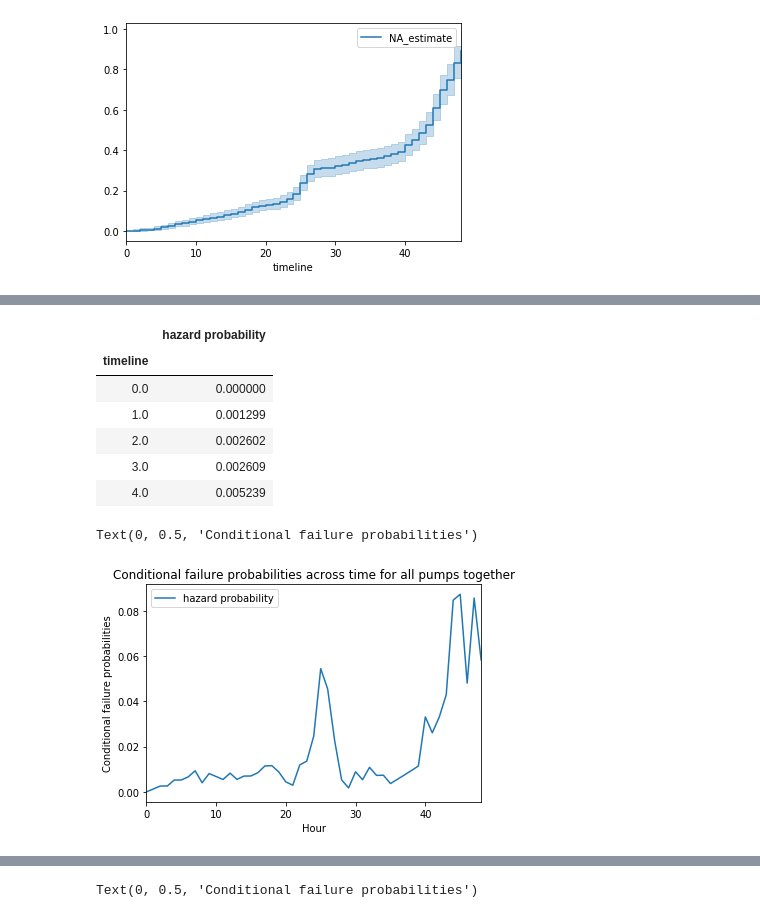
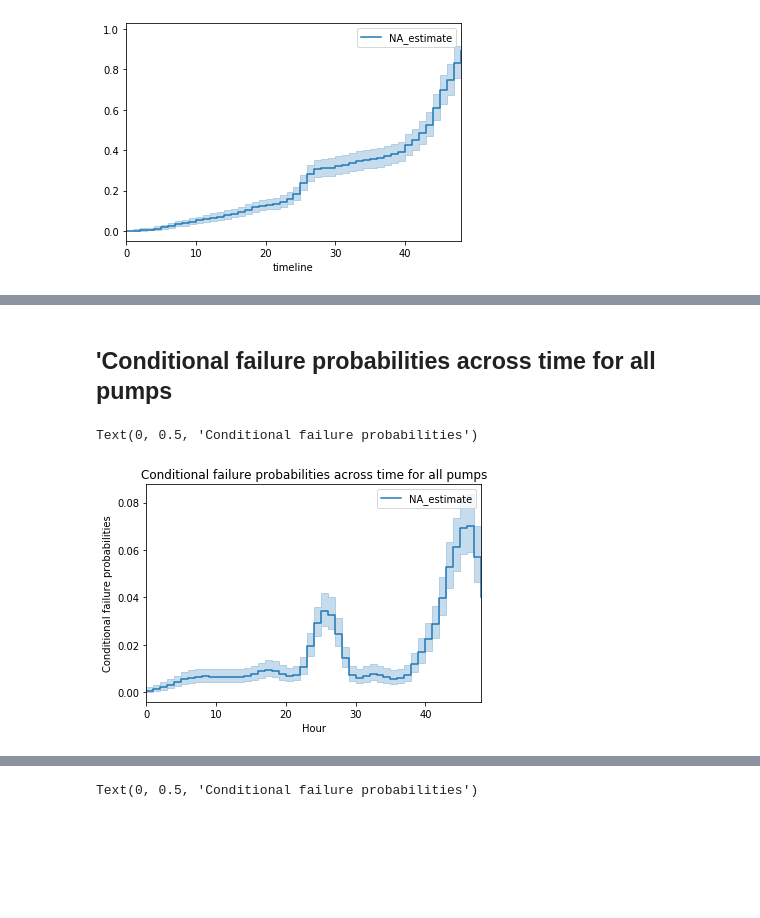
Before and after one commit to luwu29/IAA_profiles, a Jupyter notebook: Survival Analysis.ipynb, the cells around one changed output, grey strips where cells are left out. Cells and saved outputs as stored; diff of their text form; code cells hidden in the pictures; blank space fills up the shorter version.

```diff
--- a/Survival Analysis.ipynb
+++ b/Survival Analysis.ipynb
@@ -259,20 +239,14 @@ cumu.columns=['hazard rate']
-# %%
-cumu.head()
-# %% [output]
-|  | hazard probability |
-| timeline |  |
-| 0.0 | 0.000000 |
-| 1.0 | 0.001299 |
-| 2.0 | 0.002602 |
-| 3.0 | 0.002609 |
-| 4.0 | 0.005239 |
+# %% [markdown]
+## 'Conditional failure probabilities across time for all pumps
 # %%
-cumu.plot()
-plt.title('Conditional failure probabilities across time for all pumps together')
+bandwidth = 3.
+
+ax = naf.plot_hazard(bandwidth=bandwidth) #conditional probability ?
+plt.title('Conditional failure probabilities across time for all pumps')
 plt.xlabel('Hour')
 plt.ylabel('Conditional failure probabilities')
 # %% [output]
 Text(0, 0.5, 'Conditional failure probabilities')
-[figure, old version]
+[figure, new version]
 # %%
 #plot broken down by pipes
```
Also changed, not shown: parts of 15 cells of this notebook.
